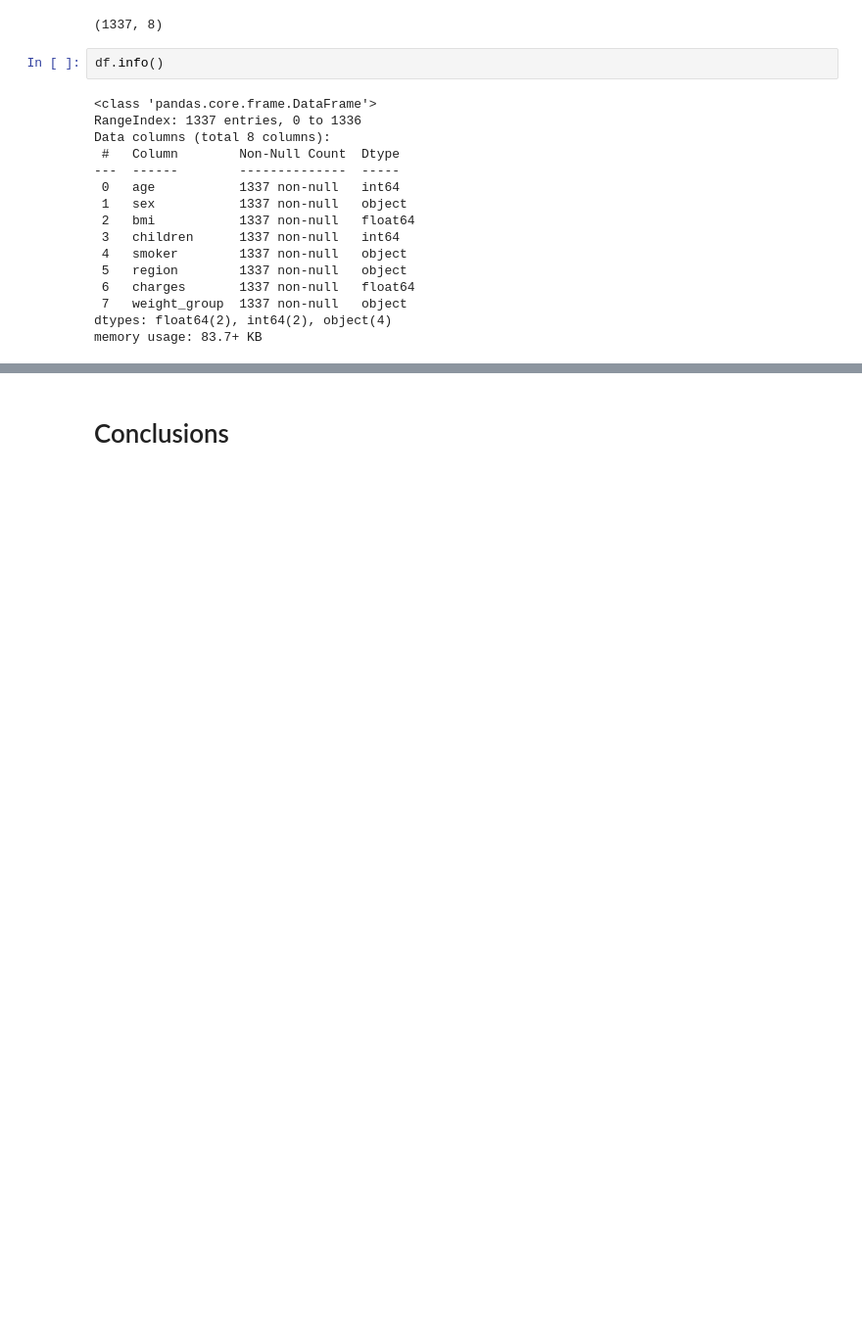
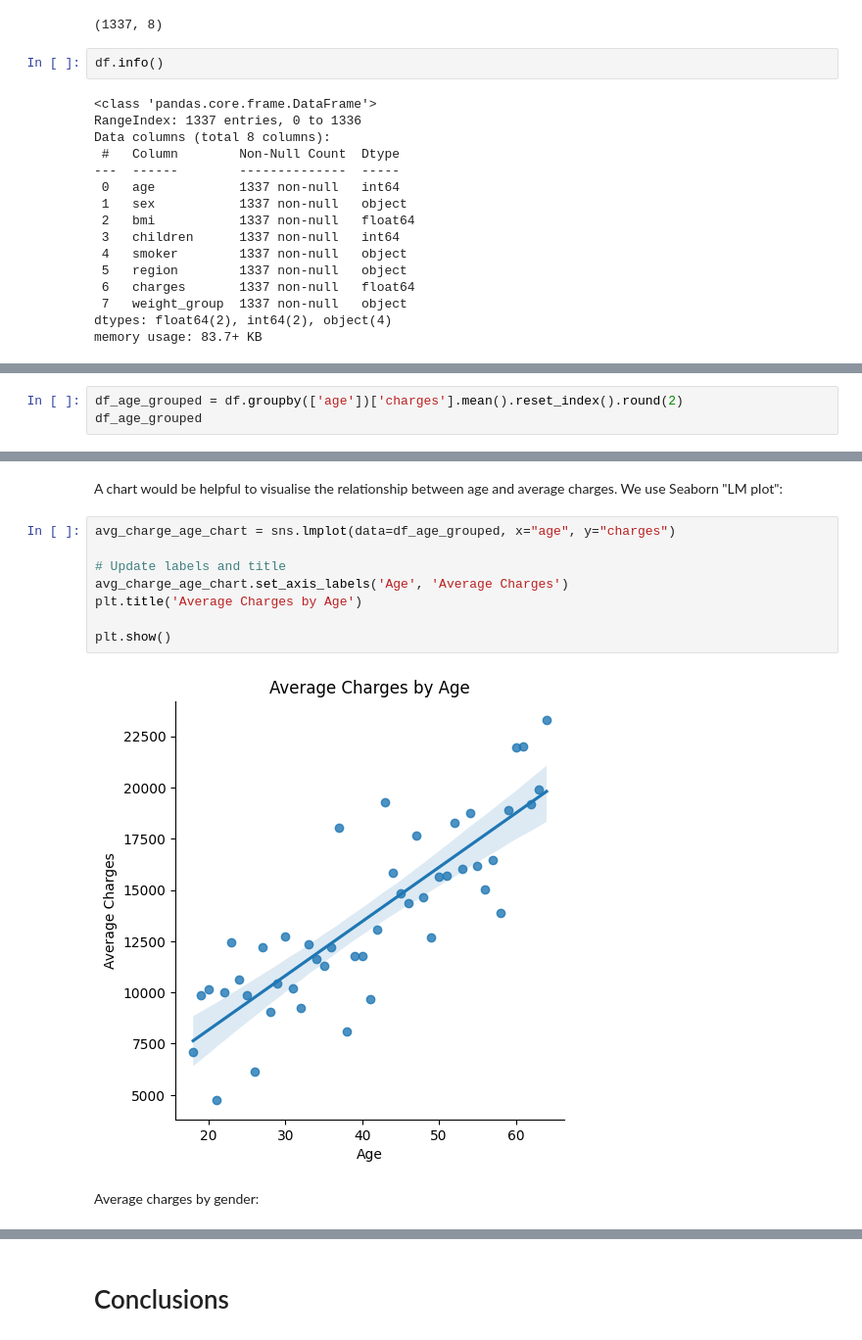
Before and after one commit to 8osco/CI_Hack1_May25, a Jupyter notebook: jupyter_notebooks/Analysis.ipynb, the cells around one changed output, grey strips where cells are left out. Shown: that part at 98% size. Cells and saved outputs as stored; diff of their text form; blank space fills up the shorter version.

```diff
--- a/jupyter_notebooks/Analysis.ipynb
+++ b/jupyter_notebooks/Analysis.ipynb
@@ -101,0 +108,3 @@ fig.show()
+# %%
+df_age_grouped = df.groupby(['age'])['charges'].mean().reset_index().round(2)
+df_age_grouped
@@ -101,0 +129,14 @@ fig.show()
+# %% [markdown]
+A chart would be helpful to visualise the relationship between age and average charges.  We use Seaborn "LM plot":
+# %%
+avg_charge_age_chart = sns.lmplot(data=df_age_grouped, x="age", y="charges")
+
+# Update labels and title
+avg_charge_age_chart.set_axis_labels('Age', 'Average Charges')
+plt.title('Average Charges by Age')
+
+plt.show()
+# %% [output]
+[figure, added]
+# %% [markdown]
+Average charges by gender:
```
Also changed, not shown: parts of 35 cells of this notebook, 3 other files.
